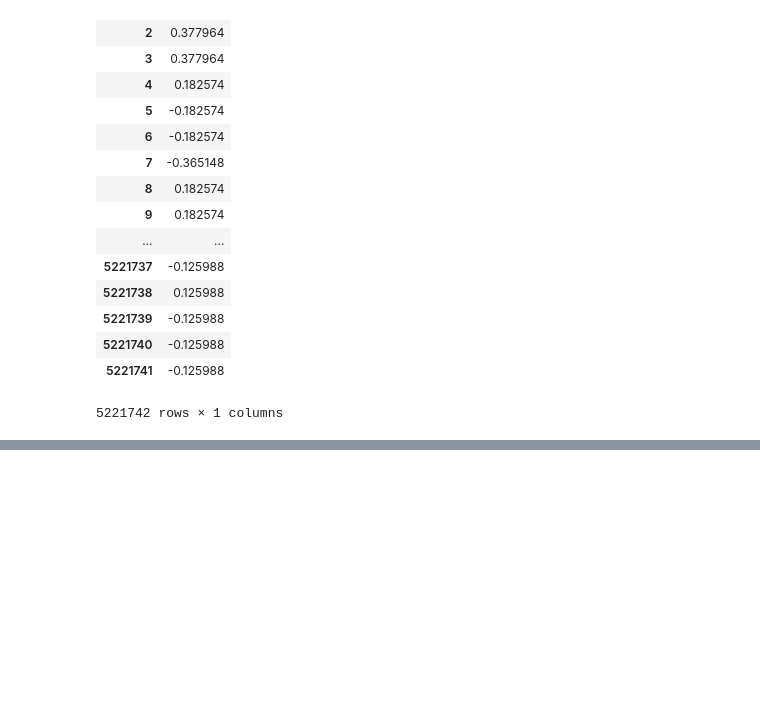
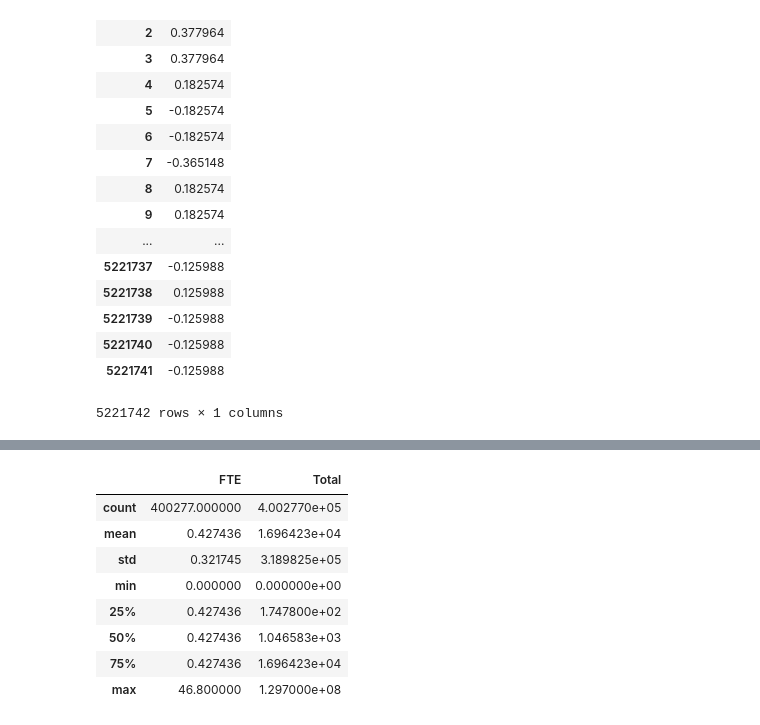
Before and after one commit to nymarya/school-budgets-for-education, a Jupyter notebook: notebooks/1_0_mayra_preprocessing.ipynb, the cells around one changed output, grey strips where cells are left out. Saved outputs shown, nothing was run; the diff lists cells and outputs as text; code cells hidden in the pictures; blank space fills up the shorter version.

```diff
--- a/notebooks/1_0_mayra_preprocessing.ipynb
+++ b/notebooks/1_0_mayra_preprocessing.ipynb
@@ -203,0 +248,4 @@ hashed_df
+# %%
+numeric_data = training[numeric]
+# %%
+imp = Imputer(missing_values='NaN', strategy='mean', axis=0)
@@ -203,0 +295,12 @@ hashed_df
+# %%
+numeric_data.describe()
+# %% [output]
+|  | FTE | Total |
+| count | 400277.000000 | 4.002770e+05 |
+| mean | 0.427436 | 1.696423e+04 |
+| std | 0.321745 | 3.189825e+05 |
+| min | 0.000000 | 0.000000e+00 |
+| 25% | 0.427436 | 1.747800e+02 |
+| 50% | 0.427436 | 1.046583e+03 |
+| 75% | 0.427436 | 1.696423e+04 |
+| max | 46.800000 | 1.297000e+08 |
```
Also changed, not shown: parts of 18 cells of this notebook.
